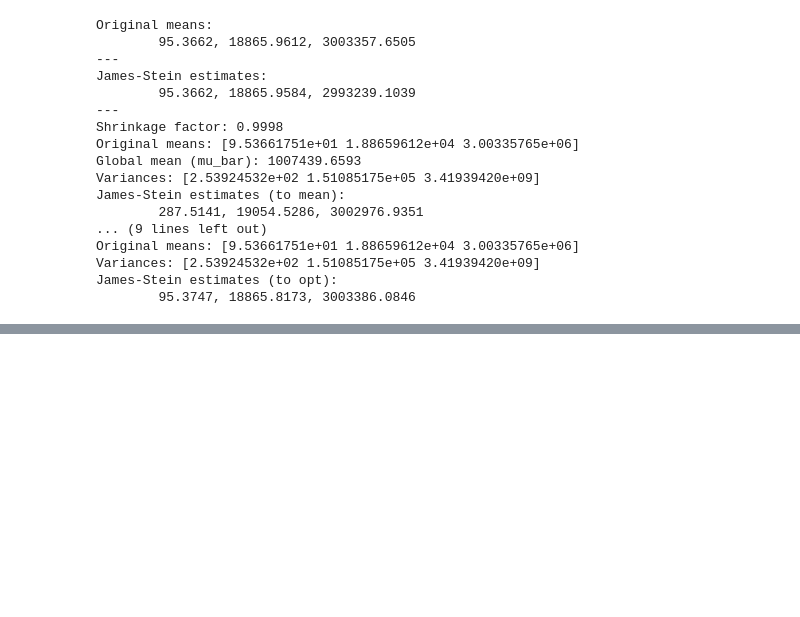
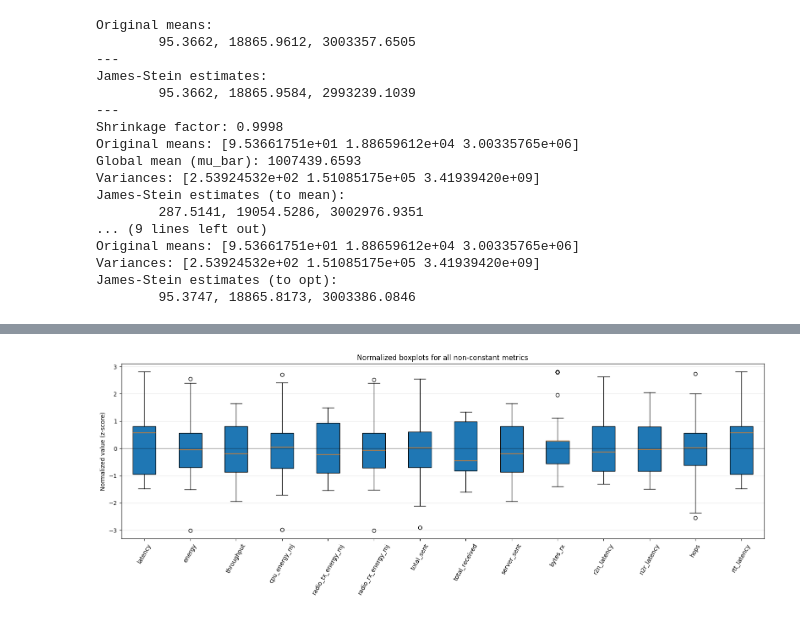
Before and after one commit to JunioCesarFerreira/simlab-algorithms, a Jupyter notebook: cooja-statistical-significance.ipynb, the cells around one changed output, grey strips where cells are left out. Saved outputs shown, nothing was run; the diff lists cells and outputs as text; code cells hidden in the pictures; blank space fills up the shorter version.

```diff
--- a/cooja-statistical-significance.ipynb
+++ b/cooja-statistical-significance.ipynb
@@ -367,0 +747,28 @@ sendo:
+# %%
+import matplotlib.pyplot as plt
+import pandas as pd
+
+# ------------------------------------------------------------
+# Normalized boxplots for all non-constant metrics
+# ------------------------------------------------------------
+numeric_data = df.drop(columns=["id"], errors="ignore").select_dtypes(include="number")
+metric_std = numeric_data.std(ddof=1)
+non_constant_columns = metric_std[metric_std > 0].index
+
+normalized_data = (numeric_data[non_constant_columns] - numeric_data[non_constant_columns].mean()) / metric_std[non_constant_columns]
+
+fig, ax = plt.subplots(figsize=(16, 6))
+ax.boxplot(
+    [normalized_data[column].dropna() for column in normalized_data.columns],
+    labels=normalized_data.columns,
+    patch_artist=True,
+)
+ax.axhline(0, color="black", linewidth=1, alpha=0.4)
+ax.set_title("Normalized boxplots for all non-constant metrics")
+ax.set_ylabel("Normalized value (z-score)")
+ax.tick_params(axis="x", rotation=60)
+ax.grid(True, axis="y", alpha=0.3)
+fig.tight_layout()
+plt.show()
+# %% [output]
+[figure, added]
```
Also changed, not shown: parts of 8 cells of this notebook, 1 other file.
